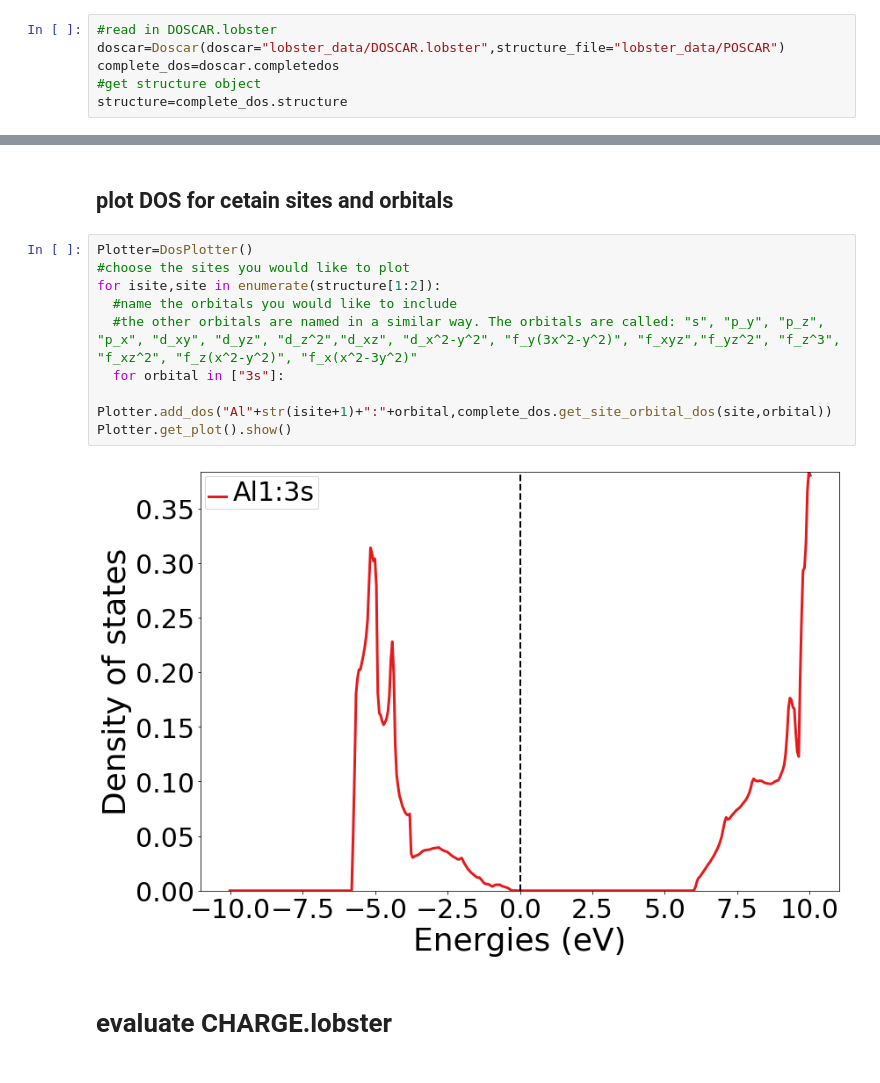
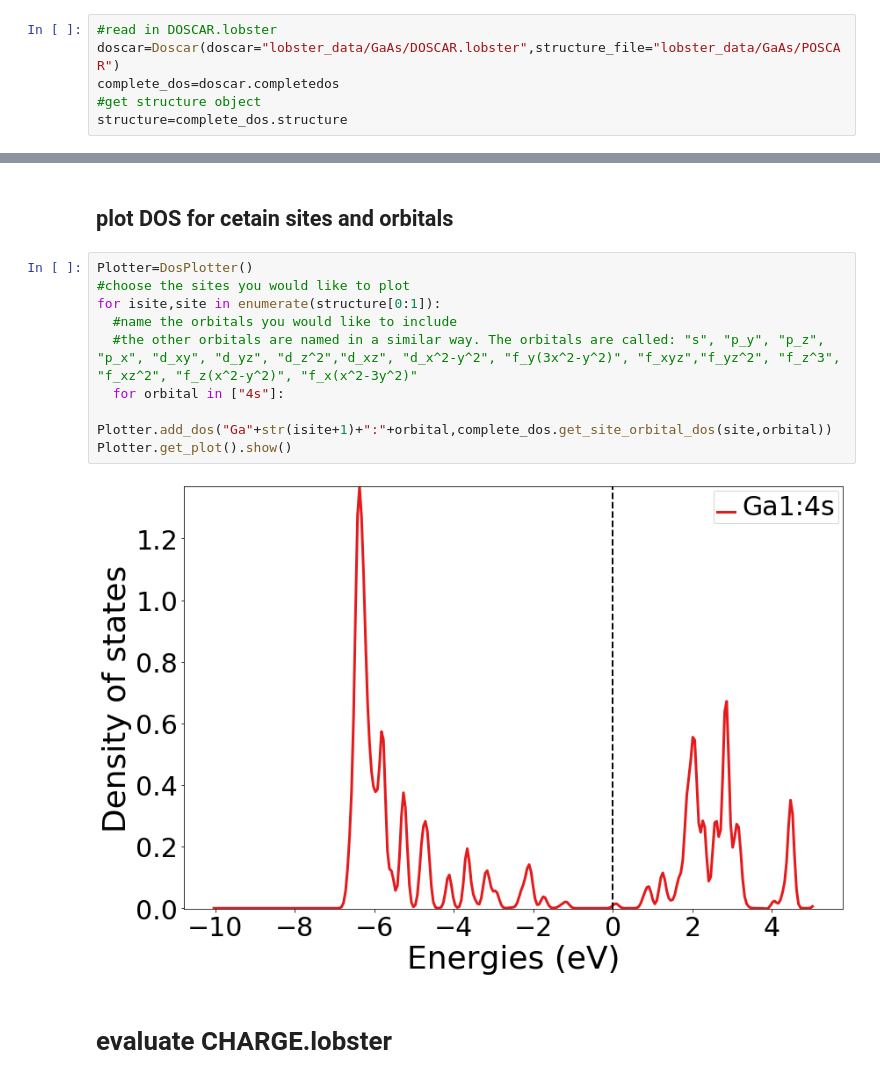
Before and after one commit to materialsvirtuallab/matgenb, a Jupyter notebook: notebooks/2019-01-11-How to plot and evaluate output files from Lobster.ipynb, the cells around one changed output, grey strips where cells are left out. Saved outputs shown, nothing was run; the diff lists cells and outputs as text.

```diff
--- a/notebooks/2019-01-11-How to plot and evaluate output files from Lobster.ipynb
+++ b/notebooks/2019-01-11-How to plot and evaluate output files from Lobster.ipynb
@@ -134,7 +146,7 @@ from pymatgen.core.composition import Element
 ## read in DOSCAR.lobster and get structure object for later
 # %%
 #read in DOSCAR.lobster
-doscar=Doscar(doscar="lobster_data/DOSCAR.lobster",structure_file="lobster_data/POSCAR")
+doscar=Doscar(doscar="lobster_data/GaAs/DOSCAR.lobster",structure_file="lobster_data/GaAs/POSCAR")
 complete_dos=doscar.completedos
 #get structure object
 structure=complete_dos.structure
@@ -162,14 +174,14 @@ Plotter.get_plot().show()
 # %%
 Plotter=DosPlotter()
 #choose the sites you would like to plot
-for isite,site in enumerate(structure[1:2]):
+for isite,site in enumerate(structure[0:1]):
   #name the orbitals you would like to include
   #the other orbitals are named in a similar way. The orbitals are called: "s", "p_y", "p_z", "p_x", "d_xy", "d_yz", "d_z^2","d_xz", "d_x^2-y^2", "f_y(3x^2-y^2)", "f_xyz","f_yz^2", "f_z^3", "f_xz^2", "f_z(x^2-y^2)", "f_x(x^2-3y^2)"
-  for orbital in ["3s"]:
-      Plotter.add_dos("Al"+str(isite+1)+":"+orbital,complete_dos.get_site_orbital_dos(site,orbital))
+  for orbital in ["4s"]:
+      Plotter.add_dos("Ga"+str(isite+1)+":"+orbital,complete_dos.get_site_orbital_dos(site,orbital))
 Plotter.get_plot().show()
 # %% [output]
-[figure, old version]
+[figure, new version]
 # %% [markdown]
 # evaluate CHARGE.lobster
 # %% [markdown]
```
Also changed, not shown: parts of 40 cells of this notebook, 36 other files.
